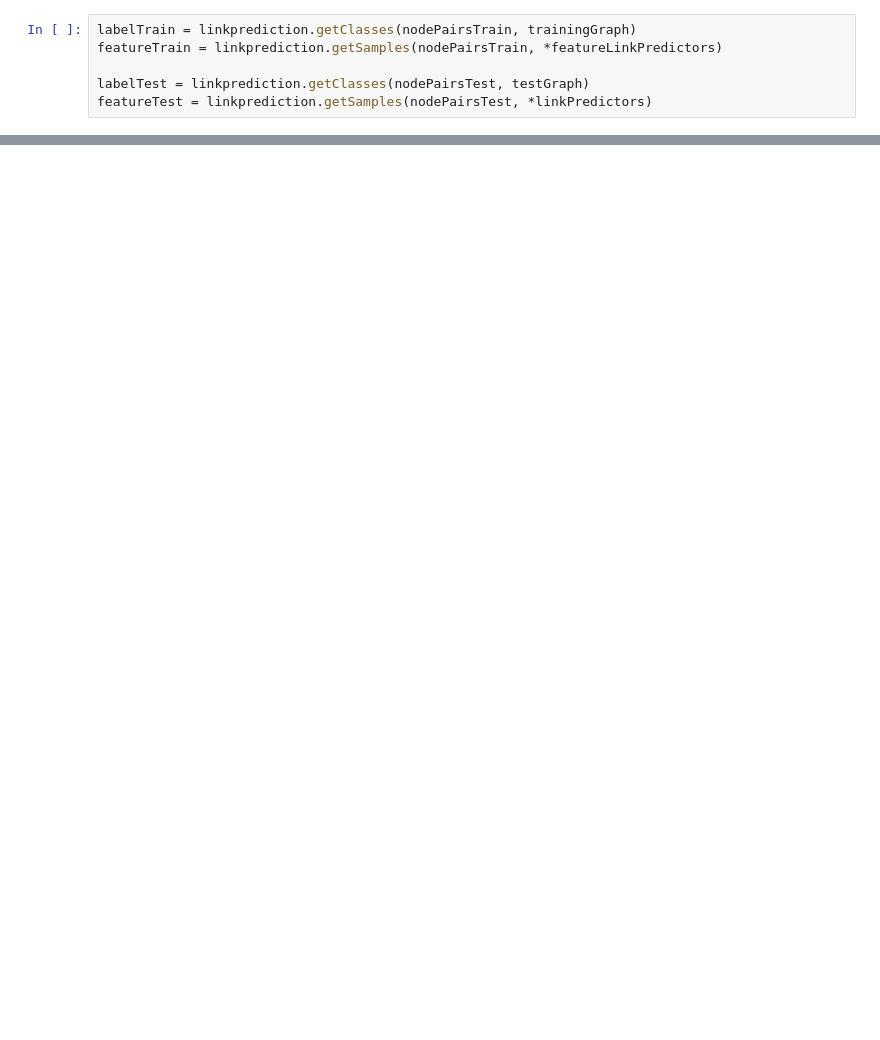
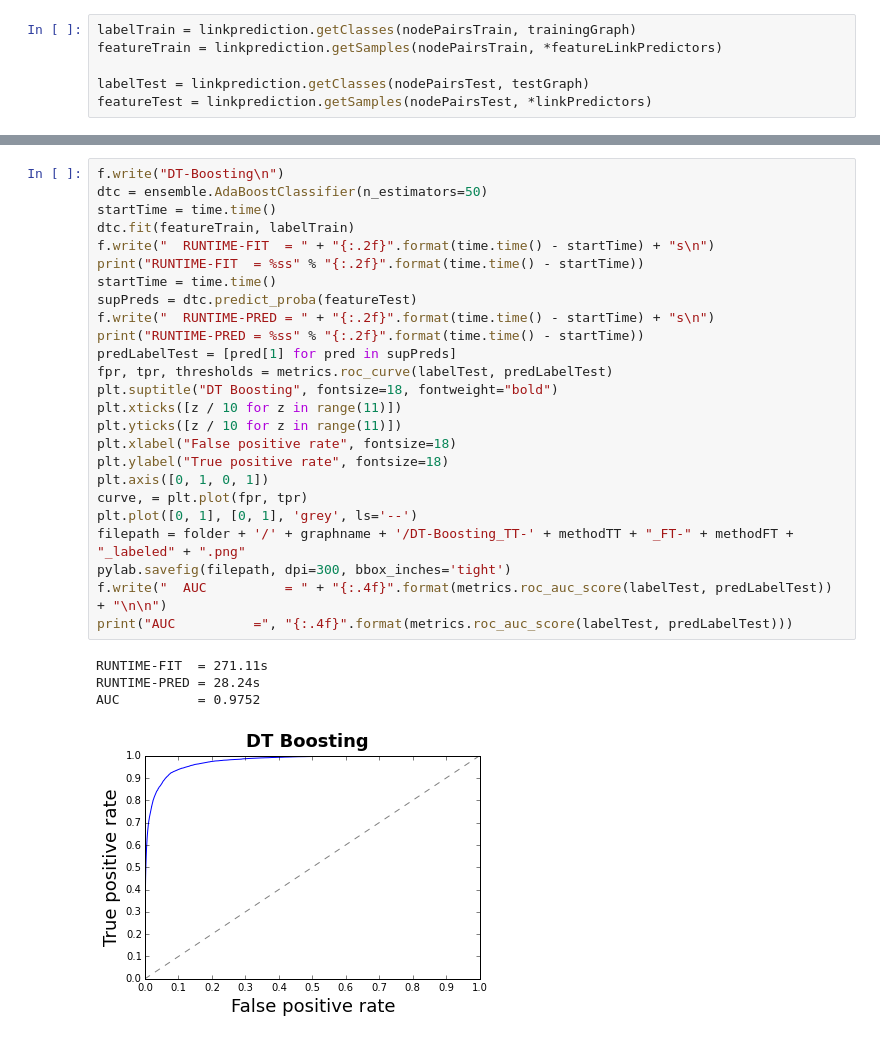
Before and after one commit to kit-parco/networkit-hyperbolic-kd, a Jupyter notebook: Doc/Notebooks/Supervised Learning - 2-hop missing links (TEST + TRAIN).ipynb, the cells around one changed output, grey strips where cells are left out. Cells and saved outputs as stored; diff of their text form; blank space fills up the shorter version.

```diff
--- a/Doc/Notebooks/Supervised Learning - 2-hop missing links (TEST + TRAIN).ipynb
+++ b/Doc/Notebooks/Supervised Learning - 2-hop missing links (TEST + TRAIN).ipynb
@@ -134 +177,31 @@ predLabelTest = [pred[1] for pred in supPreds]
+# %%
+f.write("DT-Boosting\n")
+dtc = ensemble.AdaBoostClassifier(n_estimators=50)
+startTime = time.time()
+dtc.fit(featureTrain, labelTrain)
+f.write("  RUNTIME-FIT  = " + "{:.2f}".format(time.time() - startTime) + "s\n")
+print("RUNTIME-FIT  = %ss" % "{:.2f}".format(time.time() - startTime))
+startTime = time.time()
+supPreds = dtc.predict_proba(featureTest)
+f.write("  RUNTIME-PRED = " + "{:.2f}".format(time.time() - startTime) + "s\n")
+print("RUNTIME-PRED = %ss" % "{:.2f}".format(time.time() - startTime))
+predLabelTest = [pred[1] for pred in supPreds]
+fpr, tpr, thresholds = metrics.roc_curve(labelTest, predLabelTest)
+plt.suptitle("DT Boosting", fontsize=18, fontweight="bold")
+plt.xticks([z / 10 for z in range(11)])
+plt.yticks([z / 10 for z in range(11)])
+plt.xlabel("False positive rate", fontsize=18)
+plt.ylabel("True positive rate", fontsize=18)
+plt.axis([0, 1, 0, 1])
+curve, = plt.plot(fpr, tpr)
+plt.plot([0, 1], [0, 1], 'grey', ls='--')
+filepath = folder + '/' + graphname + '/DT-Boosting_TT-' + methodTT + "_FT-" + methodFT + "_labeled" + ".png"
+pylab.savefig(filepath, dpi=300, bbox_inches='tight')
+f.write("  AUC          = " + "{:.4f}".format(metrics.roc_auc_score(labelTest, predLabelTest)) + "\n\n")
+print("AUC          =", "{:.4f}".format(metrics.roc_auc_score(labelTest, predLabelTest)))
+# %% [output]
+RUNTIME-FIT  = 271.11s
+RUNTIME-PRED = 28.24s
+AUC          = 0.9752
+[figure, added]
 # %%
```
Also changed, not shown: parts of 29 cells of this notebook, 13 other files.
